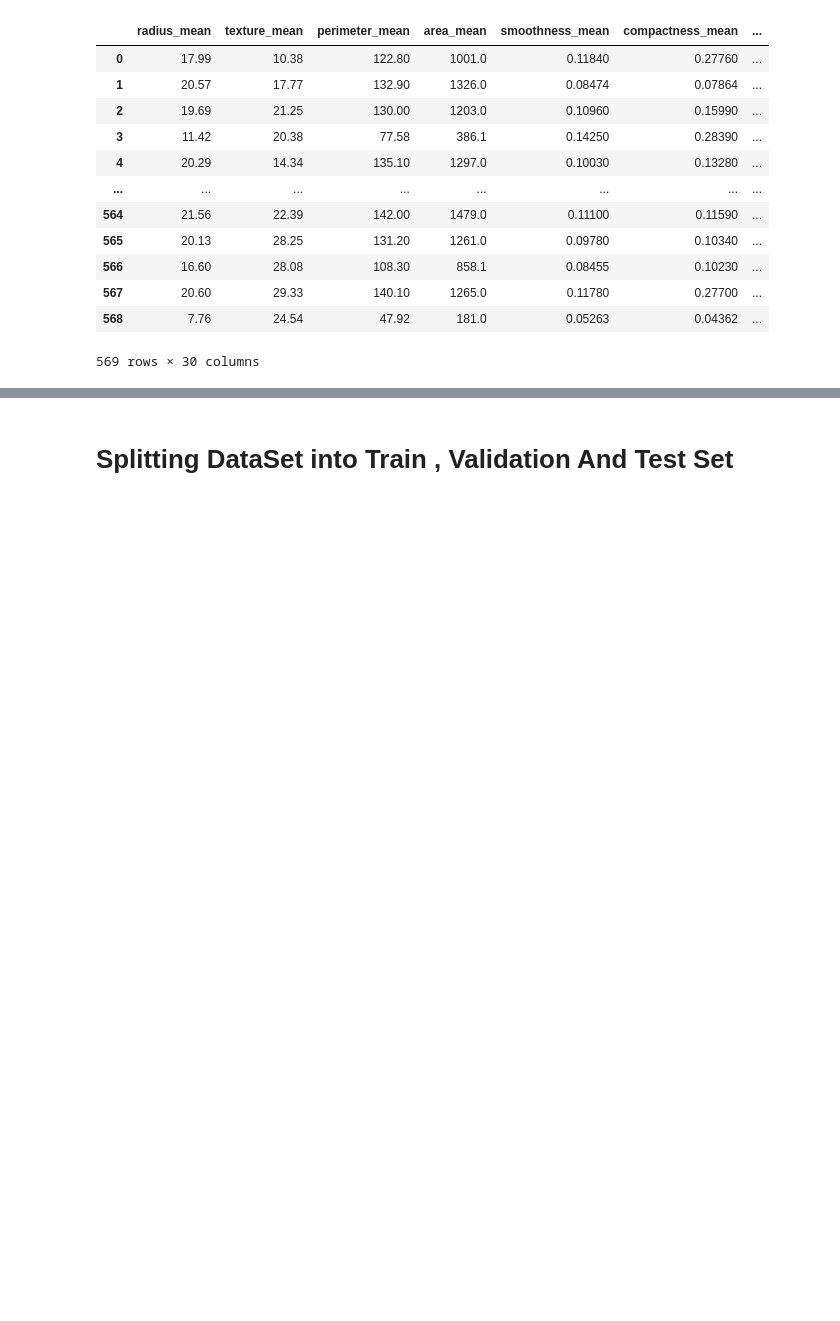
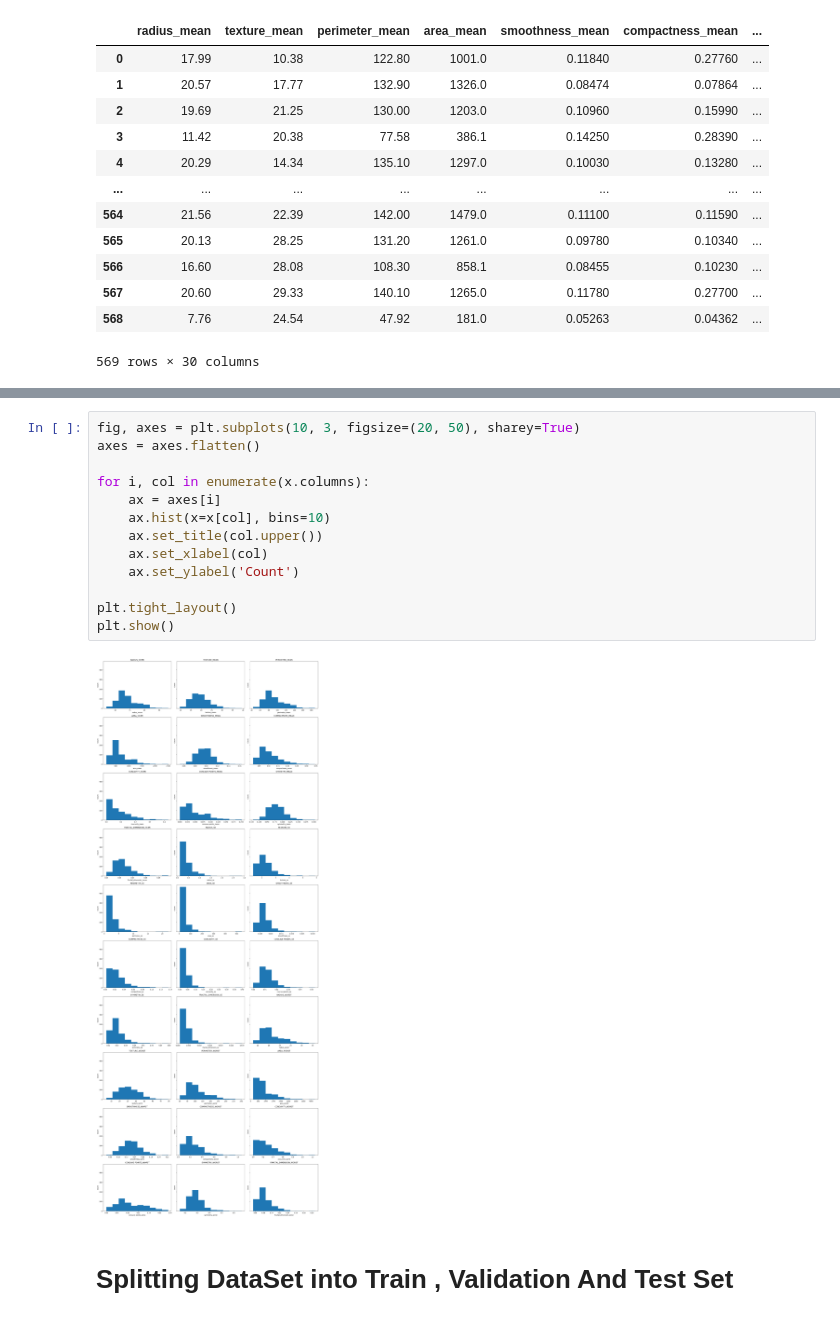
Before and after one commit to ssudhanshu488/Breast_Cancer_Detection, a Jupyter notebook: Breast_Cancer_Prediction.ipynb, the cells around one changed output, grey strips where cells are left out. Saved outputs shown, nothing was run; the diff lists cells and outputs as text; blank space fills up the shorter version.

```diff
--- a/Breast_Cancer_Prediction.ipynb
+++ b/Breast_Cancer_Prediction.ipynb
@@ -108,3 +167,18 @@ Name: diagnosis, Length: 569, dtype: int64
+# %%
+fig, axes = plt.subplots(10, 3, figsize=(20, 50), sharey=True)
+axes = axes.flatten()
+
+for i, col in enumerate(x.columns):
+    ax = axes[i]
+    ax.hist(x=x[col], bins=10)
+    ax.set_title(col.upper())
+    ax.set_xlabel(col)
+    ax.set_ylabel('Count')
+
+plt.tight_layout()
+plt.show()
+# %% [output]
+[figure, added]
 # %% [markdown]
 # Splitting DataSet into Train , Validation And Test Set
 # %%
```
Also changed, not shown: parts of 9 cells of this notebook.
